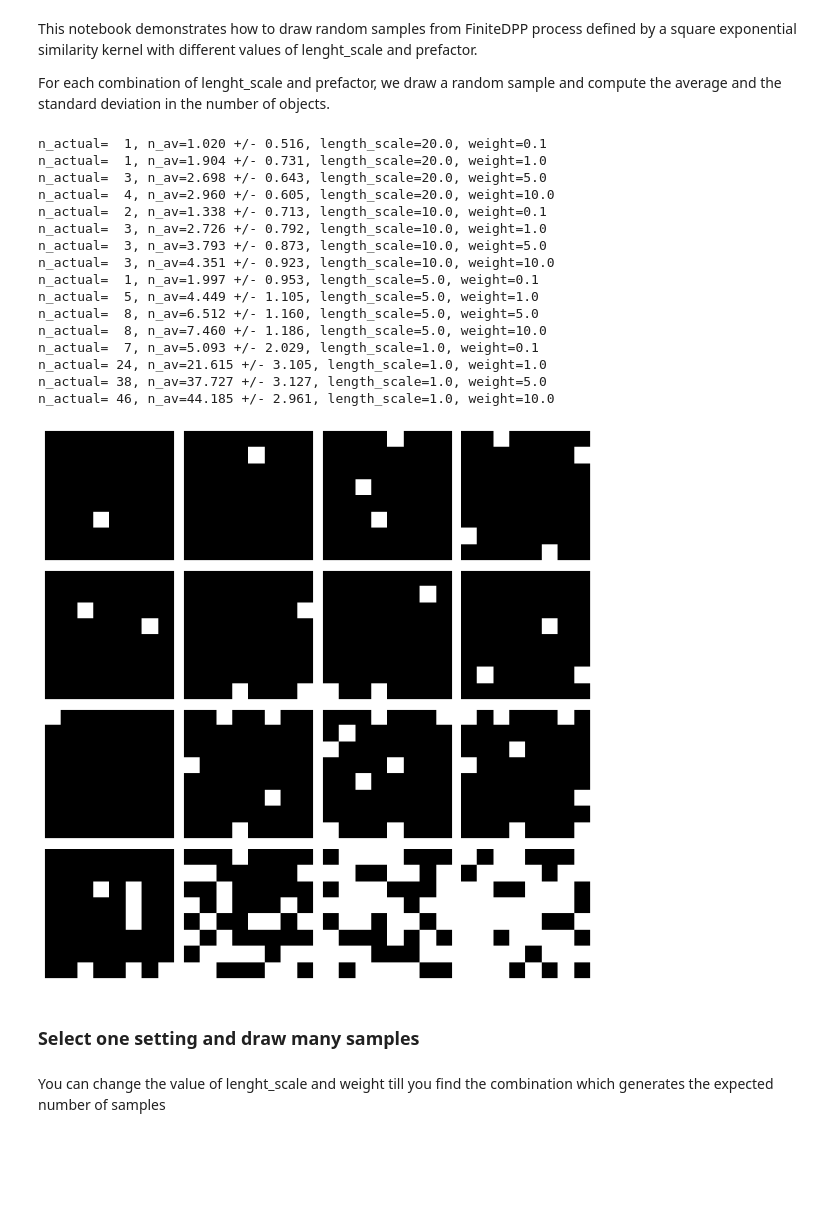
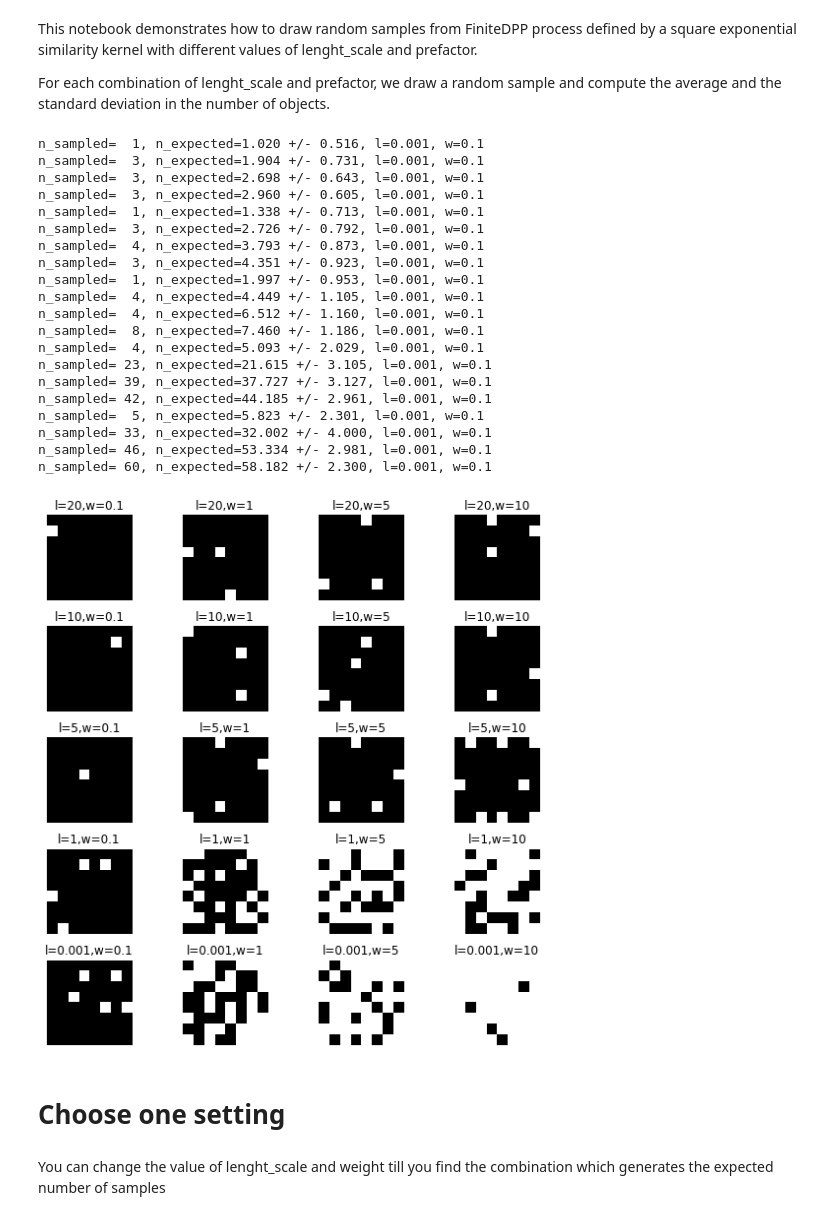
Before and after one commit to broadinstitute/genus, a Jupyter notebook: src/notebook2_DPP.ipynb, the cells around one changed output. Saved outputs shown, nothing was run; the diff lists cells and outputs as text; code cells hidden in the pictures; blank space fills up the shorter version.

```diff
--- a/src/notebook2_DPP.ipynb
+++ b/src/notebook2_DPP.ipynb
@@ -15,43 +15,51 @@ from genus.util_ml import Grid_DPP
 from genus.util_vis import show_batch
 # %%
 grid_size = 8
+lenght_scales = [20,10,5,1,0.001]
+weights = [0.1, 1, 5, 10]
+
 with torch.no_grad():
-    fig, ax =  plt.subplots(ncols=4, nrows=4, figsize=(8,8))
-    for r, length_scale in enumerate([20,10,5,1]):
-        for c, prefactor in enumerate([0.1, 1, 5, 10]):
-            DPP = Grid_DPP(length_scale=length_scale, weight=prefactor)
+    fig, ax =  plt.subplots(ncols=len(weights), nrows=len(lenght_scales), figsize=(8,8))
+    for row, l in enumerate(lenght_scales):
+        for col, w in enumerate(weights):
+            DPP = Grid_DPP(length_scale=l, weight=w)
 
             value = DPP.sample(size=torch.Size([grid_size, grid_size]))  # draw a random samples on a grid'
-            nc = value.sum(dim=(-1,-2)).item()
+            n_sampled = value.sum(dim=(-1,-2)).item()
             logp = DPP.log_prob(value=value)
             n_av = DPP.n_mean.item()
             n_stddev = DPP.n_stddev.item()
-            print("n_actual={0:3d}, n_av={1:.3f} +/- {2:.3f}, length_scale={3:.1f}, weight={4:2.1f}".format(nc, n_av, n_stddev, length_scale, prefactor))
+            print("n_sampled={0:3d}, n_expected={1:.3f} +/- {2:.3f}, l={3}, w={4}".format(n_sampled, n_av, n_stddev, length_scale, prefactor))
 
-            ax[r,c].axis('off')
-            ax[r,c].imshow(value, cmap='gray')
+            ax[row,col].axis('off')
+            ax[row,col].imshow(value, cmap='gray')
+            ax[row,col].set_title("l={0},w={1}".format(l,w))
     fig.tight_layout()
     fig.savefig("./DPP_samples.png")
 # %% [output]
-n_actual=  1, n_av=1.020 +/- 0.516, length_scale=20.0, weight=0.1
-n_actual=  1, n_av=1.904 +/- 0.731, length_scale=20.0, weight=1.0
-n_actual=  3, n_av=2.698 +/- 0.643, length_scale=20.0, weight=5.0
-n_actual=  4, n_av=2.960 +/- 0.605, length_scale=20.0, weight=10.0
-n_actual=  2, n_av=1.338 +/- 0.713, length_scale=10.0, weight=0.1
-n_actual=  3, n_av=2.726 +/- 0.792, length_scale=10.0, weight=1.0
-n_actual=  3, n_av=3.793 +/- 0.873, length_scale=10.0, weight=5.0
-n_actual=  3, n_av=4.351 +/- 0.923, length_scale=10.0, weight=10.0
-n_actual=  1, n_av=1.997 +/- 0.953, length_scale=5.0, weight=0.1
-n_actual=  5, n_av=4.449 +/- 1.105, length_scale=5.0, weight=1.0
-n_actual=  8, n_av=6.512 +/- 1.160, length_scale=5.0, weight=5.0
-n_actual=  8, n_av=7.460 +/- 1.186, length_scale=5.0, weight=10.0
-n_actual=  7, n_av=5.093 +/- 2.029, length_scale=1.0, weight=0.1
-n_actual= 24, n_av=21.615 +/- 3.105, length_scale=1.0, weight=1.0
-n_actual= 38, n_av=37.727 +/- 3.127, length_scale=1.0, weight=5.0
-n_actual= 46, n_av=44.185 +/- 2.961, length_scale=1.0, weight=10.0
+n_sampled=  1, n_expected=1.020 +/- 0.516, l=0.001, w=0.1
+n_sampled=  3, n_expected=1.904 +/- 0.731, l=0.001, w=0.1
+n_sampled=  3, n_expected=2.698 +/- 0.643, l=0.001, w=0.1
+n_sampled=  3, n_expected=2.960 +/- 0.605, l=0.001, w=0.1
+n_sampled=  1, n_expected=1.338 +/- 0.713, l=0.001, w=0.1
+n_sampled=  3, n_expected=2.726 +/- 0.792, l=0.001, w=0.1
+n_sampled=  4, n_expected=3.793 +/- 0.873, l=0.001, w=0.1
+n_sampled=  3, n_expected=4.351 +/- 0.923, l=0.001, w=0.1
+n_sampled=  1, n_expected=1.997 +/- 0.953, l=0.001, w=0.1
+n_sampled=  4, n_expected=4.449 +/- 1.105, l=0.001, w=0.1
+n_sampled=  4, n_expected=6.512 +/- 1.160, l=0.001, w=0.1
+n_sampled=  8, n_expected=7.460 +/- 1.186, l=0.001, w=0.1
+n_sampled=  4, n_expected=5.093 +/- 2.029, l=0.001, w=0.1
+n_sampled= 23, n_expected=21.615 +/- 3.105, l=0.001, w=0.1
+n_sampled= 39, n_expected=37.727 +/- 3.127, l=0.001, w=0.1
+n_sampled= 42, n_expected=44.185 +/- 2.961, l=0.001, w=0.1
+n_sampled=  5, n_expected=5.823 +/- 2.301, l=0.001, w=0.1
+n_sampled= 33, n_expected=32.002 +/- 4.000, l=0.001, w=0.1
+n_sampled= 46, n_expected=53.334 +/- 2.981, l=0.001, w=0.1
+n_sampled= 60, n_expected=58.182 +/- 2.300, l=0.001, w=0.1
-[figure, old version]
+[figure, new version]
 # %% [markdown]
-### Select one setting and draw many samples
+# Choose one setting
 # %% [markdown]
 You can change the value of lenght_scale and weight till you find the combination which generates the expected number of samples
 # %%
```
Also changed, not shown: parts of 7 cells of this notebook, 7 other files.
